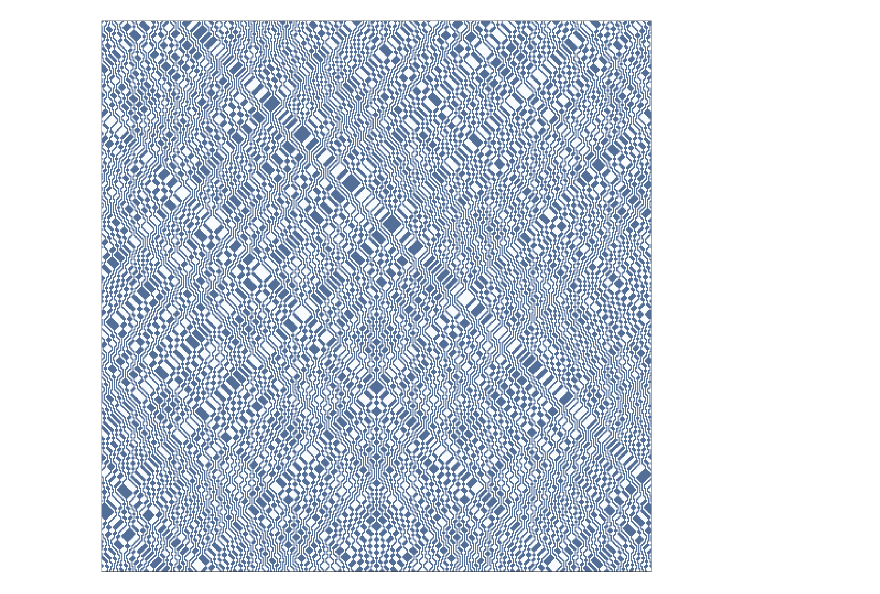
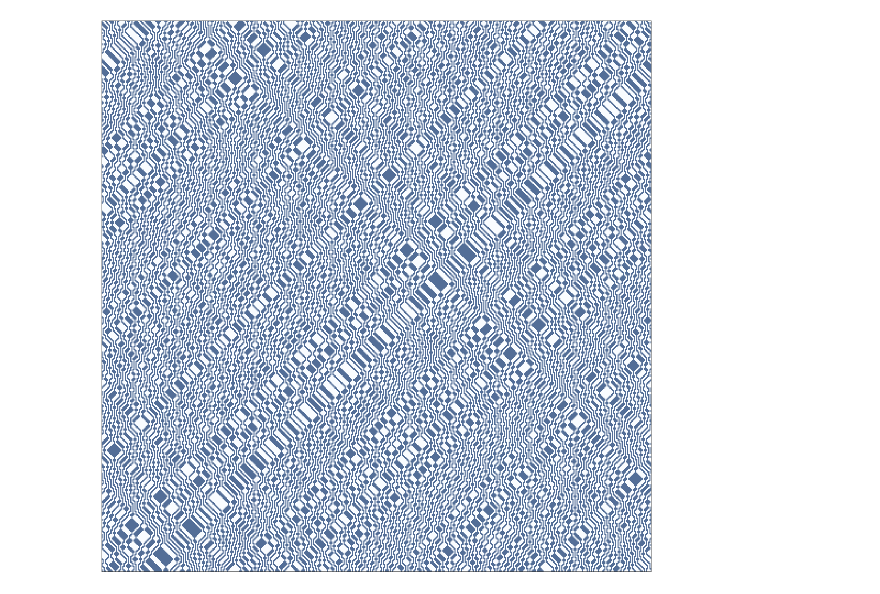
Before and after one commit to sportsracer48/Ising, a Jupyter notebook: code/Ising.ipynb, the cells around one changed output. Saved outputs shown, nothing was run; the diff lists cells and outputs as text; code cells hidden in the pictures.

```diff
--- a/code/Ising.ipynb
+++ b/code/Ising.ipynb
@@ -17,9 +19,9 @@ class Cell1D:
         self.array[self.m//2] = 1
         self.image = [self.array.copy()]
 
-    def start_random(self):
+    def start_random(self, p=0.5):
         """Start with random values in the top row."""
-        self.array = np.random.choice([-1,1],self.m)
+        self.array = np.random.choice([1,-1],self.m,p=[p,1-p])
         self.image = [self.array.copy()]
 
     def start_string(self, s):
@@ -37,44 +39,46 @@ class Cell1D:
         for i in range(steps):
             self.step()
 
-    def draw(self):
+    def draw(self, ax = None, size=(20,20)):
         """Draws the CA using pyplot.imshow.
 
         start: index of the first column to be shown
         end: index of the last column to be shown
         """
         a = (np.array(self.image))
-        plt.figure(figsize=(20,20))
-        plt.imshow(a, cmap='Blues', alpha=0.7)
+        if ax is None:
+            fig = plt.figure(figsize=size)
+            ax = plt.axes()
+        ax.imshow(a, cmap='Blues', alpha=0.7)
 
         # turn off axis tick marks
-        plt.xticks([])
-        plt.yticks([])
+        ax.set_xticks([])
+        ax.set_yticks([])
 # %%
 from scipy.ndimage.filters import correlate1d
 
 class Ising(Cell1D):
     def __init__(self, m):
         Cell1D.__init__(self, m)
 
-        self.ker = np.array([-1,0,-1])
+        self.ker = np.array([1,0,1])
         c0 = np.array([True,False]*(m//2+1))
         c0 = c0[0:m]
         c1 = ~c0
         self.c = (c0,c1)
         self.i = 0
     def _step(self):
         H = correlate1d(self.array, self.ker, mode='wrap')
-        H = H*self.array
         c = self.c[self.i]
         self.i += 1
         self.i %= 2
         sites = (H==0) & c
         self.array[sites] *= -1
 
-ising = Ising(499)
+ising = Ising(500)
 ising.start_random()
-ising.loop(499)
+ising.loop(500)
 ising.draw()
+plt.savefig('p50n500m500.png')
 # %% [output]
-[figure, old version]
+[figure, new version]
```
Also changed, not shown: parts of 23 cells of this notebook, 11 other files.
